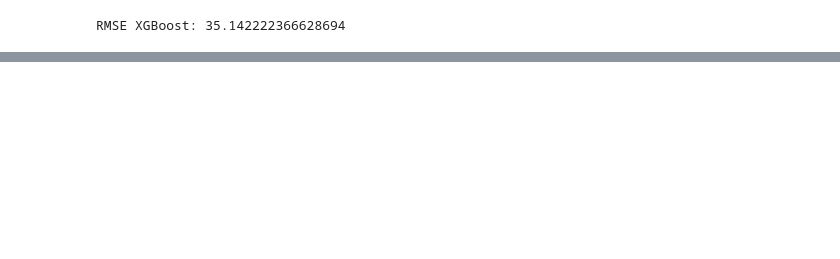
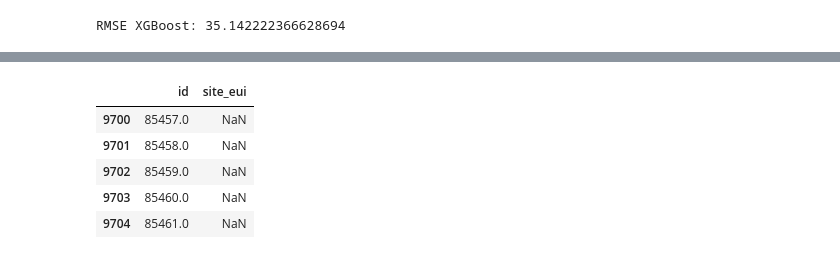
Before and after one commit to cvaisnor/KlimaKampfer, a Jupyter notebook: WiDS2022_v7.ipynb, the cells around one changed output, grey strips where cells are left out. Cells and saved outputs as stored; diff of their text form; code cells hidden in the pictures; blank space fills up the shorter version.

```diff
--- a/WiDS2022_v7.ipynb
+++ b/WiDS2022_v7.ipynb
@@ -738,0 +538,9 @@ RMSE XGBoost: 35.142222366628694
+# %%
+submission_file_df.tail()
+# %% [output]
+|  | id | site_eui |
+| 9700 | 85457.0 | NaN |
+| 9701 | 85458.0 | NaN |
+| 9702 | 85459.0 | NaN |
+| 9703 | 85460.0 | NaN |
+| 9704 | 85461.0 | NaN |
```
Also changed, not shown: parts of 73 cells of this notebook.
